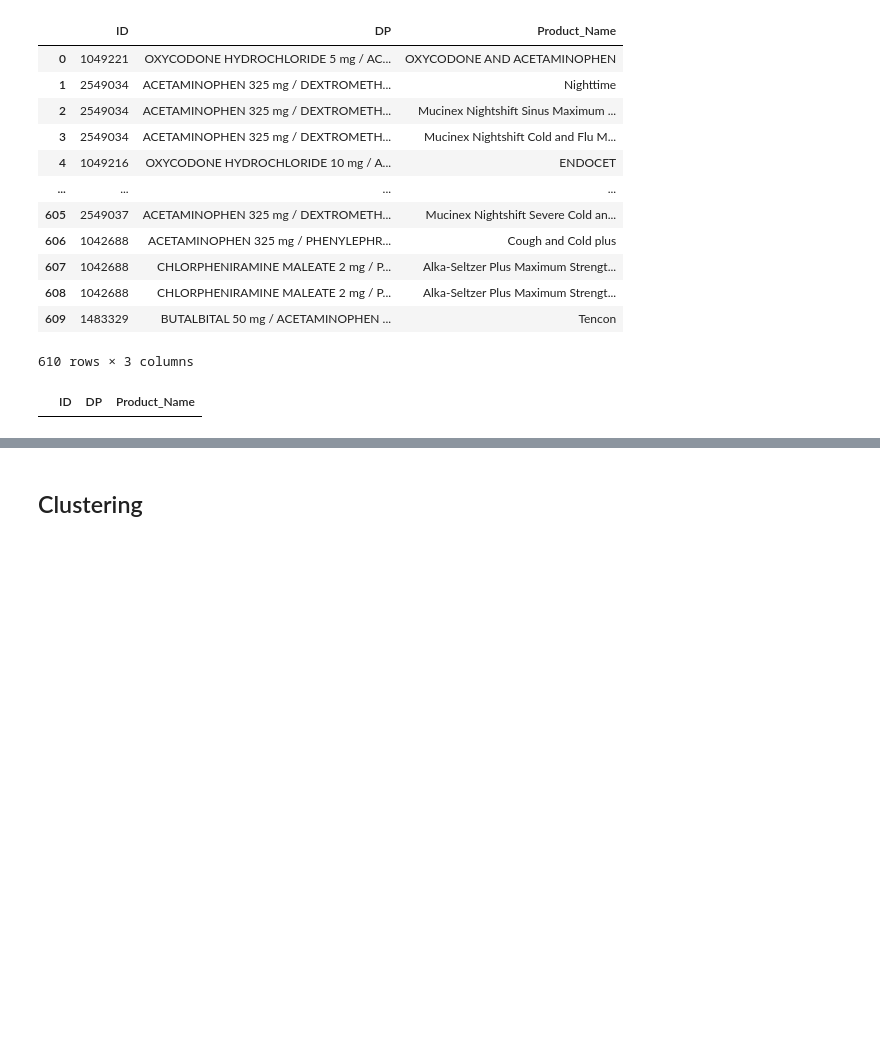
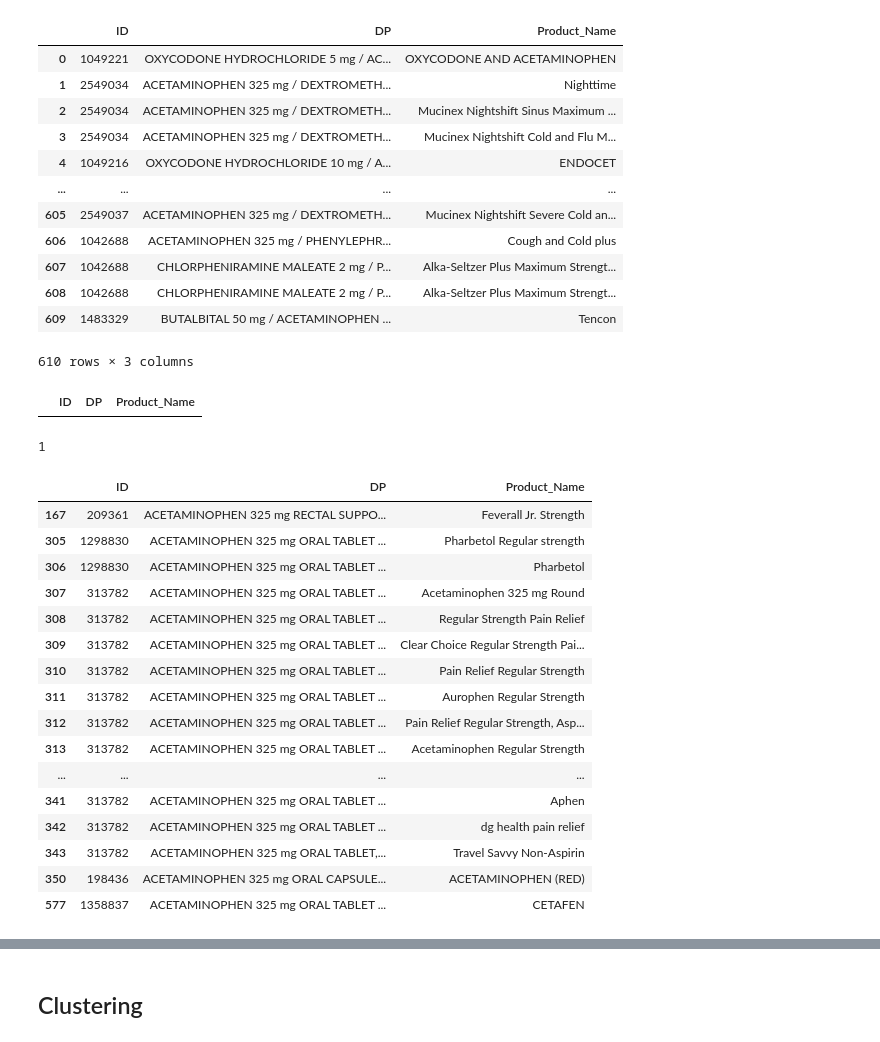
Before and after one commit to phanguy30/med_compare, a Jupyter notebook: data.ipynb, the cells around one changed output, grey strips where cells are left out. Saved outputs shown, nothing was run; the diff lists cells and outputs as text; code cells hidden in the pictures; blank space fills up the shorter version.

```diff
--- a/data.ipynb
+++ b/data.ipynb
@@ -151,7 +151,7 @@ get_generic(209387)
 |  | Ingredient_ID | Ingredient |
 | 0 | 313782 | acetaminophen 325 MG Oral Tablet |
 # %%
-def Exact_Drugs(Ing_lst,ID):
+def Exact_drugs(Ing_lst,ID):
     s = ""
     for i,j in enumerate(Ing_lst):
         if i == (len(Ing_lst) - 1):
@@ -205,8 +205,8 @@ def Exact_Drugs(Ing_lst,ID):
     res = res.reset_index(drop=True)
     return res
 
-df = Exact_Drugs(ingredients,209387)
-df
+exact_df = Exact_drugs(ingredients,209387)
+exact_df
 # %% [output]
 |  | ID | DP | Product_Name |
 | 0 | 1049221 | OXYCODONE HYDROCHLORIDE 5 mg / AC... | OXYCODONE AND ACETAMINOPHEN |
@@ -277,7 +277,58 @@ def Union_Drugs(Ing_lst,ID):
     res = res.reset_index(drop=True)
     return res
 
-df = Union_Drugs(ingredients,209387)
-df
+union_df = Union_Drugs(ingredients,209387)
+union_df
 # %% [output]
 |  | ID | DP | Product_Name |
+# %%
+def Ing_count(ID):
+    query = f"""
+    SELECT count(c.STR) as Count
+    FROM RXNCONSO c
+    JOIN RXNREL r
+        ON c.RXCUI = r.RXCUI2
+    WHERE r.RXCUI1 = "{ID}"
+      AND c.TTY = "SCDC";
+    """
+    df = pd.read_sql(query, engine)
+    return int(df["Count"][0])
+
+Ing_count(209387)
+# %% [output]
+1
+# %%
+def Fetch_Matches(exact_df, union_df, ID):
+    target_count = Ing_count(ID)
+
+    unique_ids = exact_df["ID"].dropna().unique()
+    count_map = {uid: Ing_count(uid) for uid in unique_ids}
+
+    mask = exact_df["ID"].map(count_map).eq(target_count)
+
+    union_df = pd.concat([union_df, exact_df.loc[~mask]], ignore_index=True)
+    exact_df = exact_df.loc[mask].copy()
+
+    return exact_df, union_df
+
+df1, df2 = Fetch_Matches(exact_df, union_df, 209387)
+# %%
+df1
+# %% [output]
+|  | ID | DP | Product_Name |
+| 167 | 209361 | ACETAMINOPHEN 325 mg RECTAL SUPPO... | Feverall Jr. Strength |
+| 305 | 1298830 | ACETAMINOPHEN 325 mg ORAL TABLET ... | Pharbetol Regular strength |
+| 306 | 1298830 | ACETAMINOPHEN 325 mg ORAL TABLET ... | Pharbetol |
+| 307 | 313782 | ACETAMINOPHEN 325 mg ORAL TABLET ... | Acetaminophen 325 mg Round |
+| 308 | 313782 | ACETAMINOPHEN 325 mg ORAL TABLET ... | Regular Strength Pain Relief |
+| 309 | 313782 | ACETAMINOPHEN 325 mg ORAL TABLET ... | Clear Choice Regular Strength Pai... |
+| 310 | 313782 | ACETAMINOPHEN 325 mg ORAL TABLET ... | Pain Relief Regular Strength |
+| 311 | 313782 | ACETAMINOPHEN 325 mg ORAL TABLET ... | Aurophen Regular Strength |
+| 312 | 313782 | ACETAMINOPHEN 325 mg ORAL TABLET ... | Pain Relief Regular Strength, Asp... |
+| 313 | 313782 | ACETAMINOPHEN 325 mg ORAL TABLET ... | Acetaminophen Regular Strength |
+| ... | ... | ... | ... |
+| 341 | 313782 | ACETAMINOPHEN 325 mg ORAL TABLET ... | Aphen |
+| 342 | 313782 | ACETAMINOPHEN 325 mg ORAL TABLET ... | dg health pain relief |
+| 343 | 313782 | ACETAMINOPHEN 325 mg ORAL TABLET,... | Travel Savvy Non-Aspirin |
+| 350 | 198436 | ACETAMINOPHEN 325 mg ORAL CAPSULE... | ACETAMINOPHEN (RED) |
+| 577 | 1358837 | ACETAMINOPHEN 325 mg ORAL TABLET ... | CETAFEN |
```
Also changed, not shown: parts of 2 cells of this notebook.
